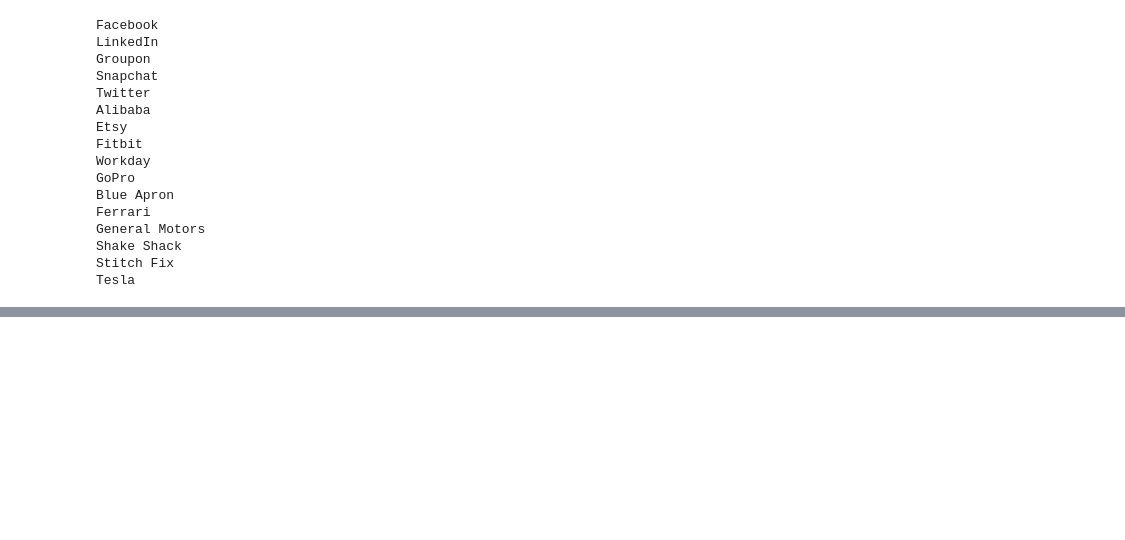
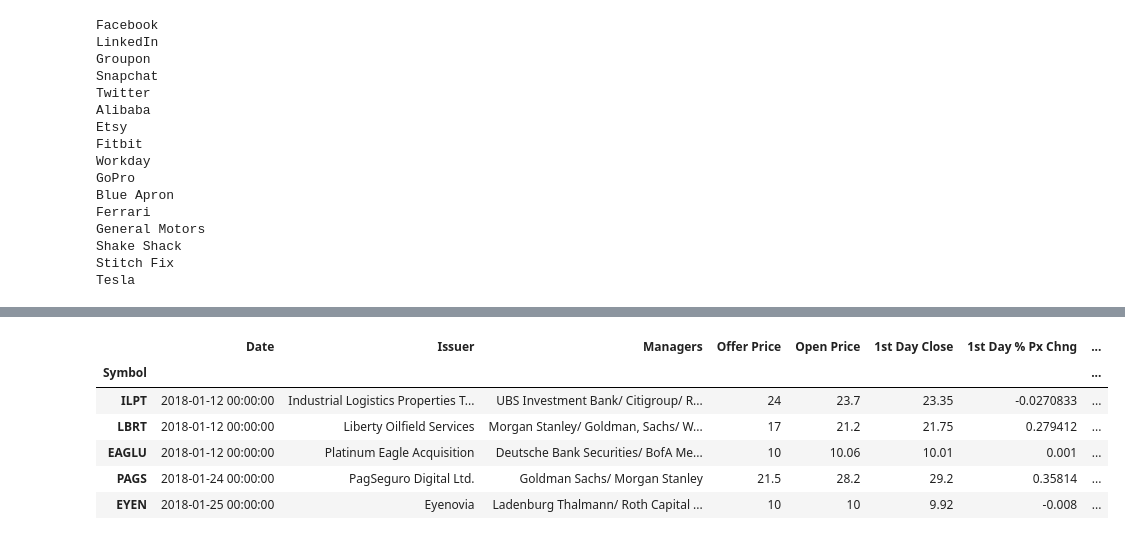
Before and after one commit to mjiapalucci/GeorgetownDS, a Jupyter notebook: IPO_MKT_DATA.ipynb, the cells around one changed output, grey strips where cells are left out. Saved outputs shown, nothing was run; the diff lists cells and outputs as text; code cells hidden in the pictures; blank space fills up the shorter version.

```diff
--- a/IPO_MKT_DATA.ipynb
+++ b/IPO_MKT_DATA.ipynb
@@ -113,0 +106,14 @@ _newprices_df.to_csv('IPO_MKT_PRICES.csv')
+# %%
+ipodata_df = pd.read_excel('../capstone/data/SCOOP-Rating-Performance.xls', 'SCOOP Scorecard', usecol=11, skiprows=36)
+ipodata_df.columns=['Date', 'Issuer', 'Symbol', 'Managers', 'Offer Price', 'Open Price', '1st Day Close','1st Day % Px Chng', '$ Change Opening', '$ Change Close', 'Ratings','Performed'
+]
+ipodata_df = ipodata_df.set_index('Symbol')
+ipodata_df.head()
+# %% [output]
+|  | Date | Issuer | Managers | Offer Price | Open Price | 1st Day Close | 1st Day % Px Chng | ... |
+| Symbol |  |  |  |  |  |  |  | ... |
+| ILPT | 2018-01-12 00:00:00 | Industrial Logistics Properties T... | UBS Investment Bank/ Citigroup/ R... | 24 | 23.7 | 23.35 | -0.0270833 | ... |
+| LBRT | 2018-01-12 00:00:00 | Liberty Oilfield Services | Morgan Stanley/ Goldman, Sachs/ W... | 17 | 21.2 | 21.75 | 0.279412 | ... |
+| EAGLU | 2018-01-12 00:00:00 | Platinum Eagle Acquisition | Deutsche Bank Securities/ BofA Me... | 10 | 10.06 | 10.01 | 0.001 | ... |
+| PAGS | 2018-01-24 00:00:00 | PagSeguro Digital Ltd. | Goldman Sachs/ Morgan Stanley | 21.5 | 28.2 | 29.2 | 0.35814 | ... |
+| EYEN | 2018-01-25 00:00:00 | Eyenovia | Ladenburg Thalmann/ Roth Capital ... | 10 | 10 | 9.92 | -0.008 | ... |
```
Also changed, not shown: parts of 12 cells of this notebook, 1 other file.
